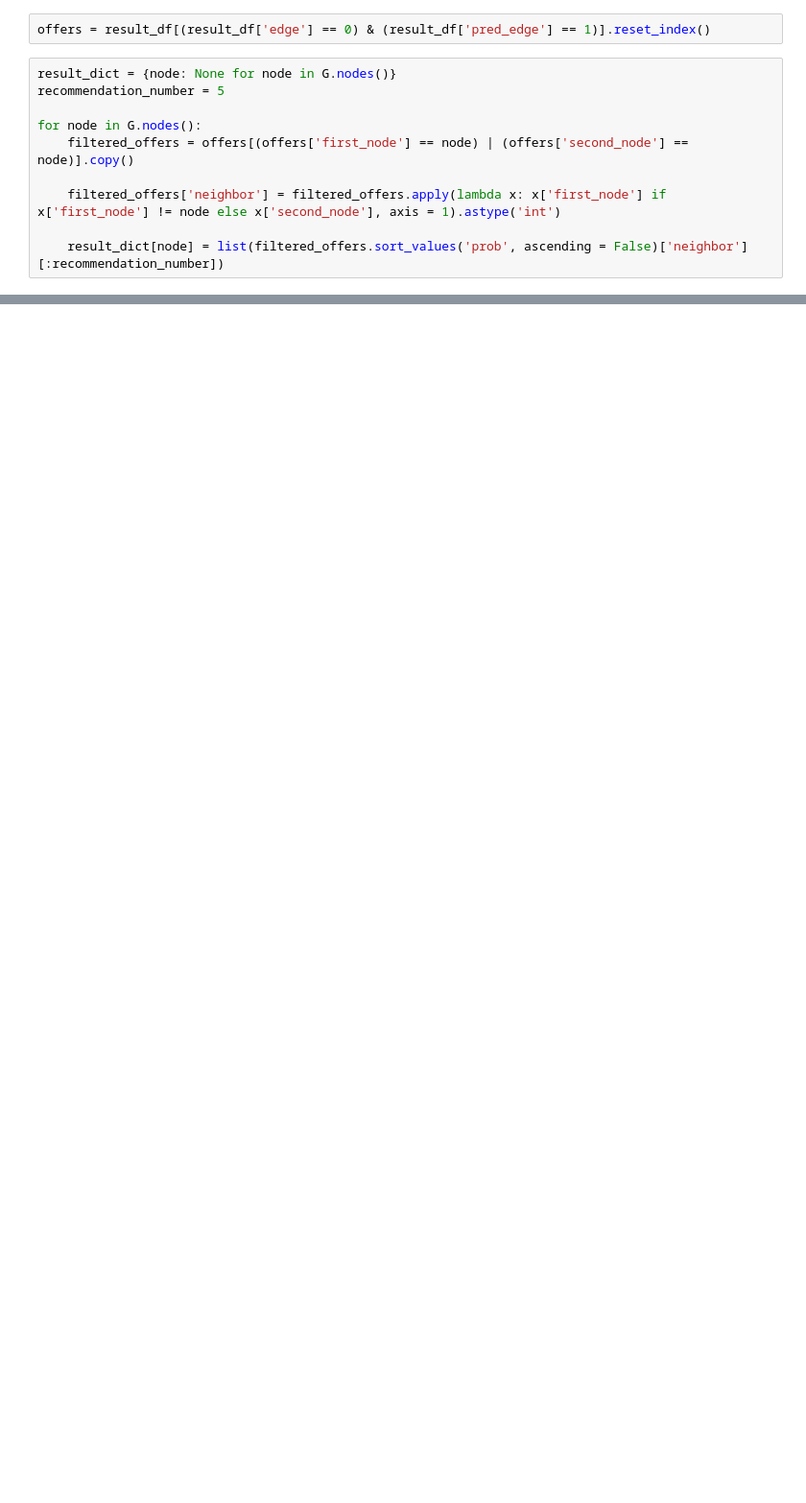
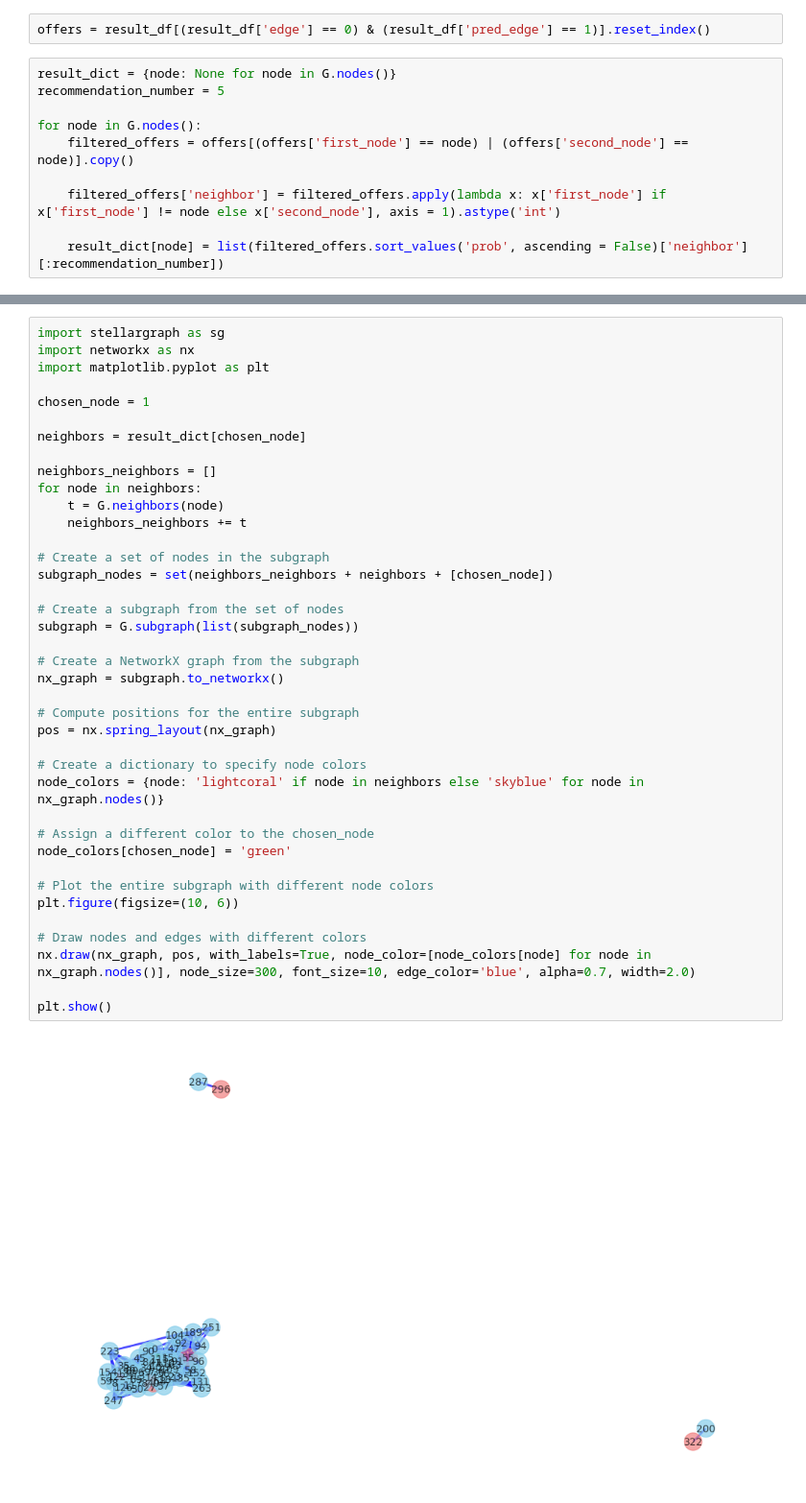
Before and after one commit to geakos01/friend_recommender, a Jupyter notebook: UsedNotebook.ipynb, the cells around one changed output, grey strips where cells are left out. Shown at 96% size. Drawn from its saved outputs; the diff is of its cells as text; blank space fills up the shorter version.

```diff
--- a/UsedNotebook.ipynb
+++ b/UsedNotebook.ipynb
@@ -491,0 +549,41 @@ result_dict
+# %%
+import stellargraph as sg
+import networkx as nx
+import matplotlib.pyplot as plt
+
+chosen_node = 1
+
+neighbors = result_dict[chosen_node]
+
+neighbors_neighbors = []
+for node in neighbors:
+    t = G.neighbors(node)
+    neighbors_neighbors += t
+
+# Create a set of nodes in the subgraph
+subgraph_nodes = set(neighbors_neighbors + neighbors + [chosen_node])
+
+# Create a subgraph from the set of nodes
+subgraph = G.subgraph(list(subgraph_nodes))
+
+# Create a NetworkX graph from the subgraph
+nx_graph = subgraph.to_networkx()
+
+# Compute positions for the entire subgraph
+pos = nx.spring_layout(nx_graph)
+
+# Create a dictionary to specify node colors
+node_colors = {node: 'lightcoral' if node in neighbors else 'skyblue' for node in nx_graph.nodes()}
+
+# Assign a different color to the chosen_node
+node_colors[chosen_node] = 'green'
+
+# Plot the entire subgraph with different node colors
+plt.figure(figsize=(10, 6))
+
+# Draw nodes and edges with different colors
+nx.draw(nx_graph, pos, with_labels=True, node_color=[node_colors[node] for node in nx_graph.nodes()], node_size=300, font_size=10, edge_color='blue', alpha=0.7, width=2.0)
+
+plt.show()
+# %% [output]
+[figure, added]
```
Also changed, not shown: parts of 21 cells of this notebook.
